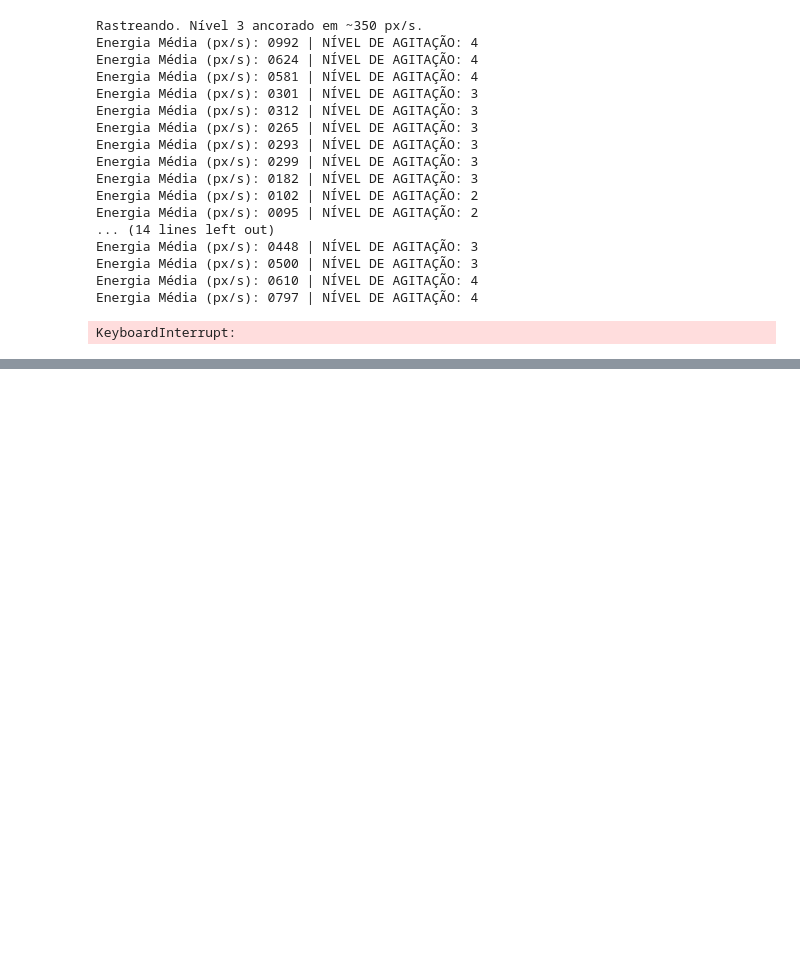
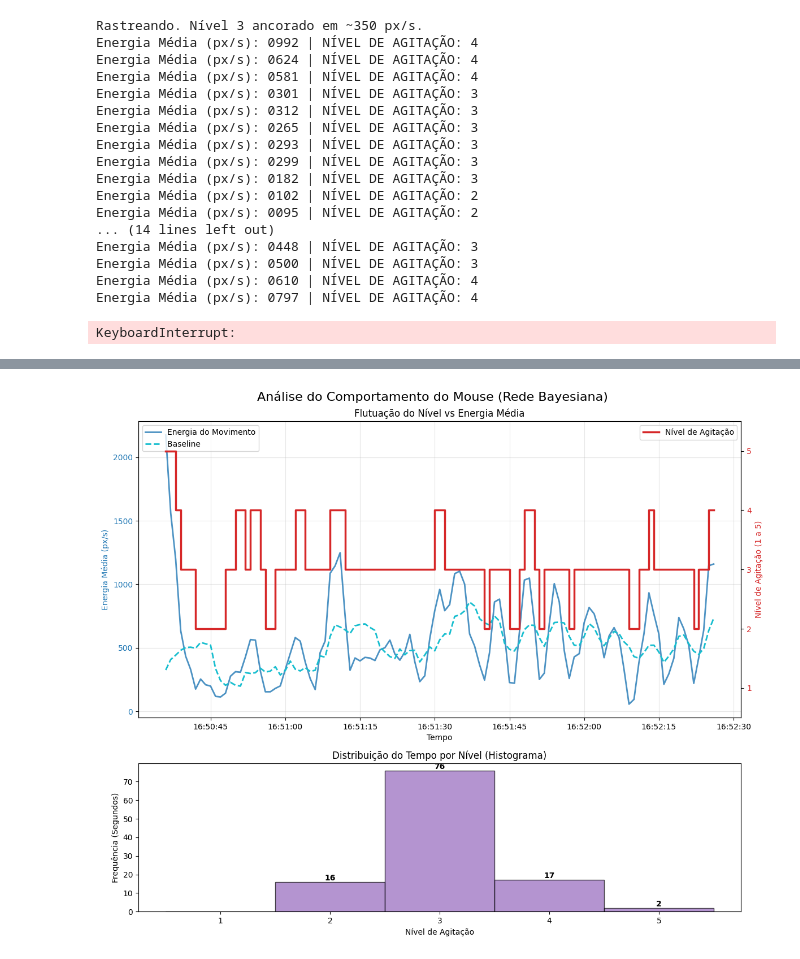
Before and after one commit to LucasDjoHara/MouseMovement, a Jupyter notebook: Mouse.ipynb, the cells around one changed output, grey strips where cells are left out. Drawn from its saved outputs; the diff is of its cells as text; code cells hidden in the pictures; blank space fills up the shorter version.

```diff
--- a/Mouse.ipynb
+++ b/Mouse.ipynb
@@ -178,0 +294,81 @@ KeyboardInterrupt:
+# %%
+import json
+import matplotlib.pyplot as plt
+from datetime import datetime
+
+def gerar_relatorio_grafico(arquivo_json="historico_agitacao.json"):
+    # 1. CARREGAR OS DADOS
+    try:
+        with open(arquivo_json, "r") as f:
+            dados = json.load(f)
+    except FileNotFoundError:
+        print(f"Erro: O arquivo {arquivo_json} não foi encontrado. Rode o coletor primeiro.")
+        return
+
+    if not dados:
+        print("O arquivo JSON está vazio.")
+        return
+
+    # 2. EXTRAIR AS LISTAS PARA O PLOT
+    # Converte as strings de tempo de volta para objetos datetime
+    tempos = [datetime.strptime(d["timestamp"], "%Y-%m-%d %H:%M:%S") for d in dados]
+    niveis = [d["nivel_agitacao"] for d in dados]
+    energias = [d["energia_px_s"] for d in dados]
+    baselines = [d.get("baseline_atual_px", 120) for d in dados] # Pega o baseline (ou 120 se for versão antiga)
+
+    # 3. CONFIGURAR A FIGURA COM 2 ÁREAS (Subplots)
+    # ax1 será o gráfico temporal, ax3 será o histograma
+    fig, (ax1, ax3) = plt.subplots(2, 1, figsize=(12, 10), gridspec_kw={'height_ratios': [2, 1]})
+    fig.suptitle('Análise do Comportamento do Mouse (Rede Bayesiana)', fontsize=16)
+
+    # --- PLOT 1: TEMPO (ENERGIA x NÍVEL) ---
+    color_energia = 'tab:blue'
+    color_baseline = 'tab:cyan'
+
+    # Plota a energia e o baseline no eixo esquerdo
+    ax1.set_xlabel('Tempo')
+    ax1.set_ylabel('Energia Média (px/s)', color=color_energia)
+    ax1.plot(tempos, energias, label='Energia do Movimento', color=color_energia, alpha=0.8, linewidth=2)
+    ax1.plot(tempos, baselines, label='Baseline ', color=color_baseline, linestyle='--', linewidth=2)
+    ax1.tick_params(axis='y', labelcolor=color_energia)
+    ax1.grid(True, alpha=0.3)
+    ax1.legend(loc='upper left')
+
+    # Cria um segundo eixo Y compartilhando o mesmo eixo X para o Nível
+    ax2 = ax1.twinx()
+    color_nivel = 'tab:red'
+    ax2.set_ylabel('Nível de Agitação (1 a 5)', color=color_nivel)
+    # Usa 'step' para níveis, pois são estados discretos (degraus)
+    ax2.step(tempos, niveis, label='Nível de Agitação', color=color_nivel, where='post', linewidth=2.5)
+    ax2.set_ylim(0.5, 5.5) # Força o eixo ir de 1 a 5 com uma folga
+    ax2.set_yticks([1, 2, 3, 4, 5])
+    ax2.tick_params(axis='y', labelcolor=color_nivel)
+    ax2.legend(loc='upper right')
+
+    ax1.set_title('Flutuação do Nível vs Energia Média')
+
+    # --- PLOT 2: HISTOGRAMA DE NÍVEIS ---
+    ax3.set_title('Distribuição do Tempo por Nível (Histograma)')
+    ax3.set_xlabel('Nível de Agitação')
+    ax3.set_ylabel('Frequência (Segundos)')
+
+    # Plota o histograma com 5 bins exatos alinhados nos níveis de 1 a 5
+    bins = [0.5, 1.5, 2.5, 3.5, 4.5, 5.5]
+    ax3.hist(niveis, bins=bins, color='tab:purple', edgecolor='black', alpha=0.7)
+    ax3.set_xticks([1, 2, 3, 4, 5])
+
+    # Adiciona o número exato em cima de cada barra do histograma
+    contagens = [niveis.count(i) for i in range(1, 6)]
+    for i, count in enumerate(contagens):
+        if count > 0:
+            ax3.text(i + 1, count, str(count), ha='center', va='bottom', fontweight='bold')
+
+    # 4. AJUSTAR O LAYOUT E MOSTRAR
+    plt.tight_layout()
+    plt.show()
+
+# Executa a função
+if __name__ == "__main__":
+    gerar_relatorio_grafico()
+# %% [output]
+[figure, added]
```
Also changed, not shown: parts of 2 cells of this notebook.
